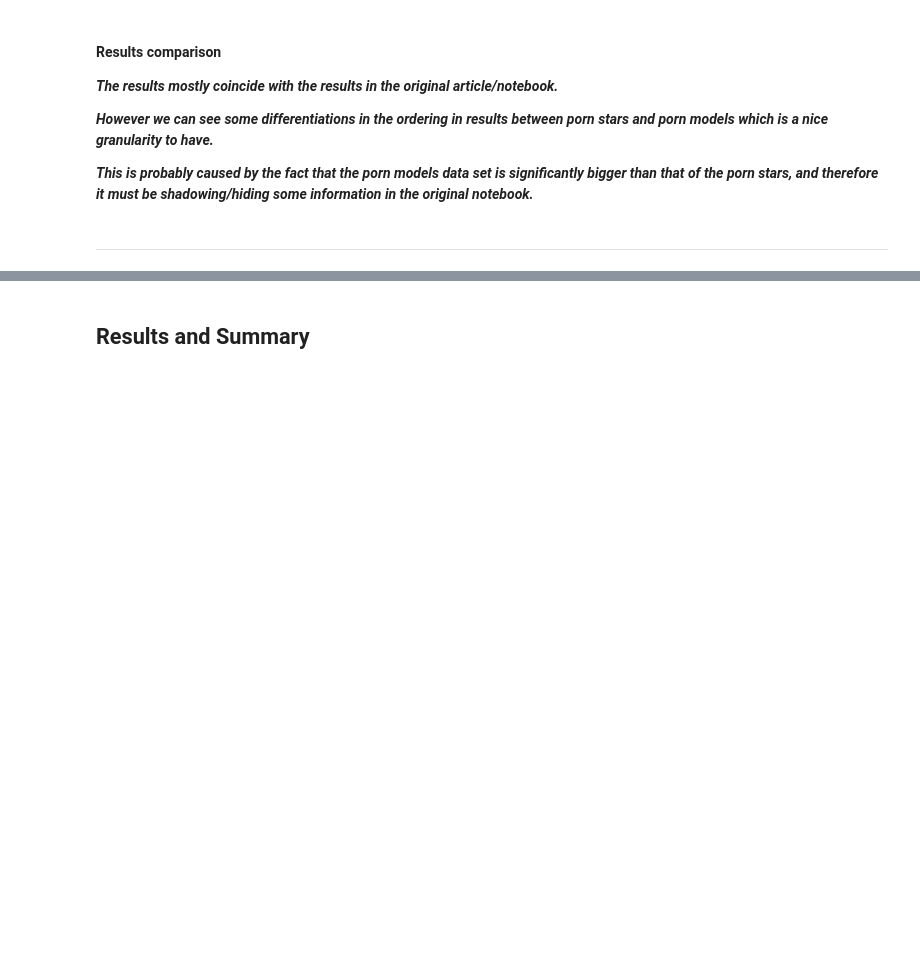
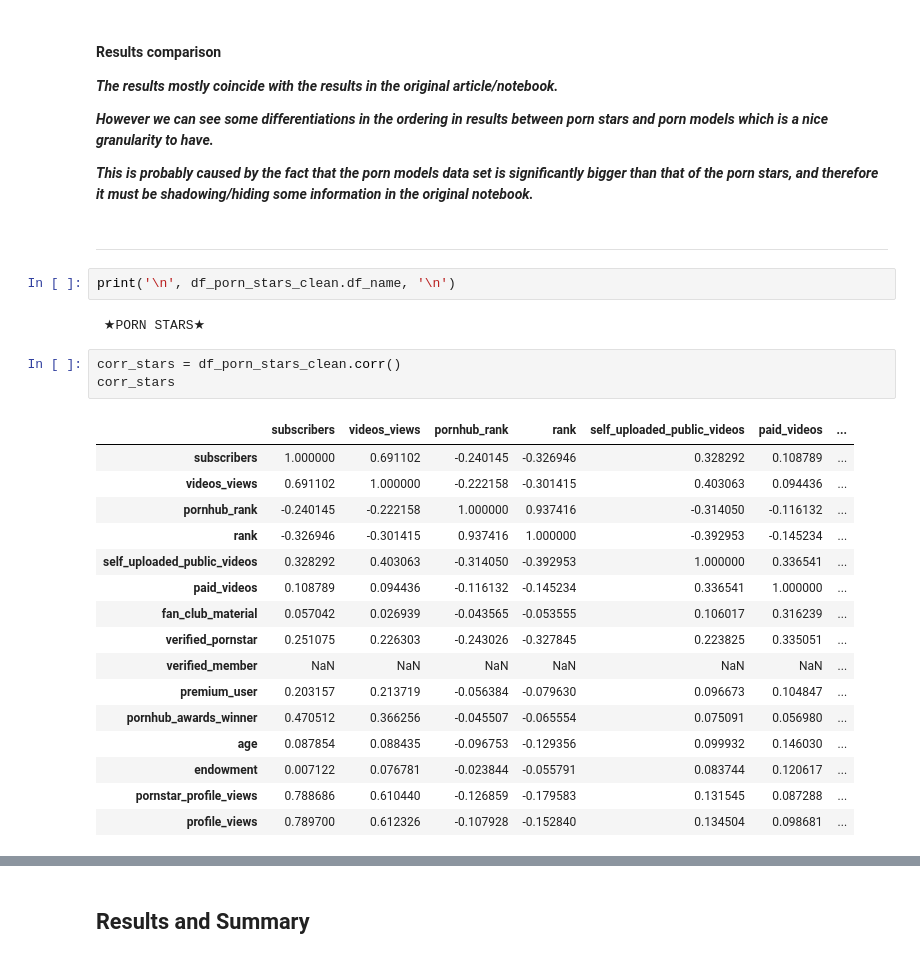
Before and after one commit to atkuzmanov/softuni-ai-datascience-2021-project-repo, a Jupyter notebook: softuni ai datascience 2021 project - atanas kuzmanov - atkuzmanov - 1.ipynb, the cells around one changed output, grey strips where cells are left out. Cells and saved outputs as stored; diff of their text form; blank space fills up the shorter version.

```diff
--- a/softuni ai datascience 2021 project - atanas kuzmanov - atkuzmanov - 1.ipynb
+++ b/softuni ai datascience 2021 project - atanas kuzmanov - atkuzmanov - 1.ipynb
@@ -3176,3 +3176,27 @@ _**However we can see some differentiations in the ordering in results between p
 _**This is probably caused by the fact that the porn models data set is significantly bigger than that of the porn stars, and therefore it must be shadowing/hiding some information in the original notebook.**_
 # %% [markdown]
 ---
+# %%
+print('\n', df_porn_stars_clean.df_name, '\n')
+# %% [output]
+ ★PORN STARS★
+# %%
+corr_stars = df_porn_stars_clean.corr()
+corr_stars
+# %% [output]
+|  | subscribers | videos_views | pornhub_rank | rank | self_uploaded_public_videos | paid_videos | ... |
+| subscribers | 1.000000 | 0.691102 | -0.240145 | -0.326946 | 0.328292 | 0.108789 | ... |
+| videos_views | 0.691102 | 1.000000 | -0.222158 | -0.301415 | 0.403063 | 0.094436 | ... |
+| pornhub_rank | -0.240145 | -0.222158 | 1.000000 | 0.937416 | -0.314050 | -0.116132 | ... |
+| rank | -0.326946 | -0.301415 | 0.937416 | 1.000000 | -0.392953 | -0.145234 | ... |
+| self_uploaded_public_videos | 0.328292 | 0.403063 | -0.314050 | -0.392953 | 1.000000 | 0.336541 | ... |
+| paid_videos | 0.108789 | 0.094436 | -0.116132 | -0.145234 | 0.336541 | 1.000000 | ... |
+| fan_club_material | 0.057042 | 0.026939 | -0.043565 | -0.053555 | 0.106017 | 0.316239 | ... |
+| verified_pornstar | 0.251075 | 0.226303 | -0.243026 | -0.327845 | 0.223825 | 0.335051 | ... |
+| verified_member | NaN | NaN | NaN | NaN | NaN | NaN | ... |
+| premium_user | 0.203157 | 0.213719 | -0.056384 | -0.079630 | 0.096673 | 0.104847 | ... |
+| pornhub_awards_winner | 0.470512 | 0.366256 | -0.045507 | -0.065554 | 0.075091 | 0.056980 | ... |
+| age | 0.087854 | 0.088435 | -0.096753 | -0.129356 | 0.099932 | 0.146030 | ... |
+| endowment | 0.007122 | 0.076781 | -0.023844 | -0.055791 | 0.083744 | 0.120617 | ... |
+| pornstar_profile_views | 0.788686 | 0.610440 | -0.126859 | -0.179583 | 0.131545 | 0.087288 | ... |
+| profile_views | 0.789700 | 0.612326 | -0.107928 | -0.152840 | 0.134504 | 0.098681 | ... |
```
Also changed, not shown: parts of 6 cells of this notebook.
